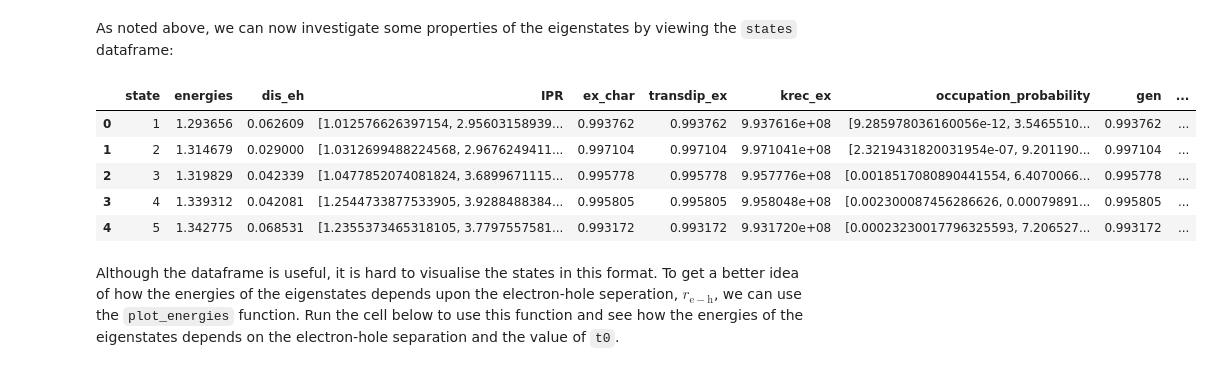
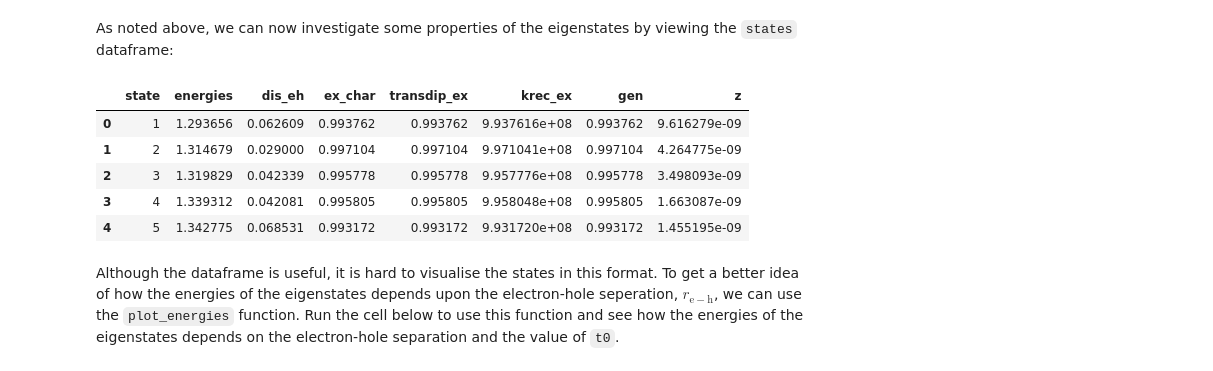
Before and after one commit to ImperialCollegeLondon/ReCoDE_Lattice_Hamiltonian, a Jupyter notebook: notebooks/05-WorkedExample.ipynb, the cells around one changed output. Cells and saved outputs as stored; diff of their text form; code cells hidden in the pictures.

````diff
--- a/notebooks/05-WorkedExample.ipynb
+++ b/notebooks/05-WorkedExample.ipynb
@@ -50,14 +50,14 @@ lattice_dict = sweep_parameter(parameter_to_vary, parameter_array, parameter_dic
 # %% [markdown]
 As noted above, we can now investigate some properties of the eigenstates by viewing the ```states``` dataframe:
 # %%
-lattice_dict[4].states.head(5)
+lattice_dict[4].states.drop(['IPR','occupation_probability'], axis = 1).head(5)
 # %% [output]
-|  | state | energies | dis_eh | IPR | ex_char | transdip_ex | krec_ex | occupation_probability | gen | ... |
-| 0 | 1 | 1.293656 | 0.062609 | [1.012576626397154, 2.95603158939... | 0.993762 | 0.993762 | 9.937616e+08 | [9.285978036160056e-12, 3.5465510... | 0.993762 | ... |
-| 1 | 2 | 1.314679 | 0.029000 | [1.0312699488224568, 2.9676249411... | 0.997104 | 0.997104 | 9.971041e+08 | [2.3219431820031954e-07, 9.201190... | 0.997104 | ... |
-| 2 | 3 | 1.319829 | 0.042339 | [1.0477852074081824, 3.6899671115... | 0.995778 | 0.995778 | 9.957776e+08 | [0.0018517080890441554, 6.4070066... | 0.995778 | ... |
-| 3 | 4 | 1.339312 | 0.042081 | [1.2544733877533905, 3.9288488384... | 0.995805 | 0.995805 | 9.958048e+08 | [0.002300087456286626, 0.00079891... | 0.995805 | ... |
-| 4 | 5 | 1.342775 | 0.068531 | [1.2355373465318105, 3.7797557581... | 0.993172 | 0.993172 | 9.931720e+08 | [0.00023230017796325593, 7.206527... | 0.993172 | ... |
+|  | state | energies | dis_eh | ex_char | transdip_ex | krec_ex | gen | z |
+| 0 | 1 | 1.293656 | 0.062609 | 0.993762 | 0.993762 | 9.937616e+08 | 0.993762 | 9.616279e-09 |
+| 1 | 2 | 1.314679 | 0.029000 | 0.997104 | 0.997104 | 9.971041e+08 | 0.997104 | 4.264775e-09 |
+| 2 | 3 | 1.319829 | 0.042339 | 0.995778 | 0.995778 | 9.957776e+08 | 0.995778 | 3.498093e-09 |
+| 3 | 4 | 1.339312 | 0.042081 | 0.995805 | 0.995805 | 9.958048e+08 | 0.995805 | 1.663087e-09 |
+| 4 | 5 | 1.342775 | 0.068531 | 0.993172 | 0.993172 | 9.931720e+08 | 0.993172 | 1.455195e-09 |
 # %% [markdown]
 Although the dataframe is useful, it is hard to visualise the states in this format. To get a better idea of how the energies of the eigenstates depends upon the electron-hole seperation, $r_{\mathrm{e-h}}$, we can use the ```plot_energies``` function. Run the cell below to use this function and see how the energies of the eigenstates depends on the electron-hole separation and the value of ```t0```.
 # %%
````
